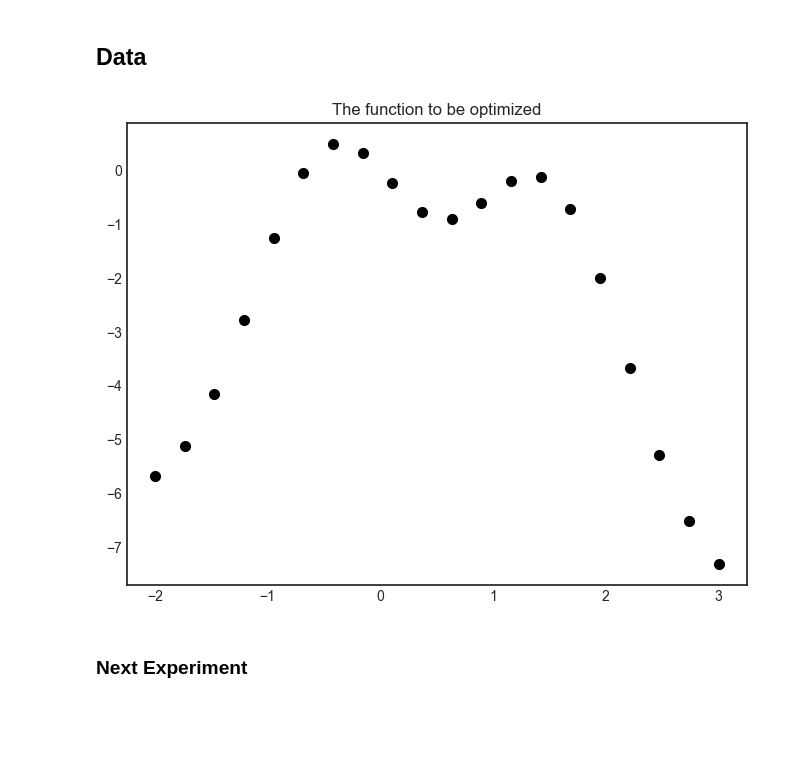
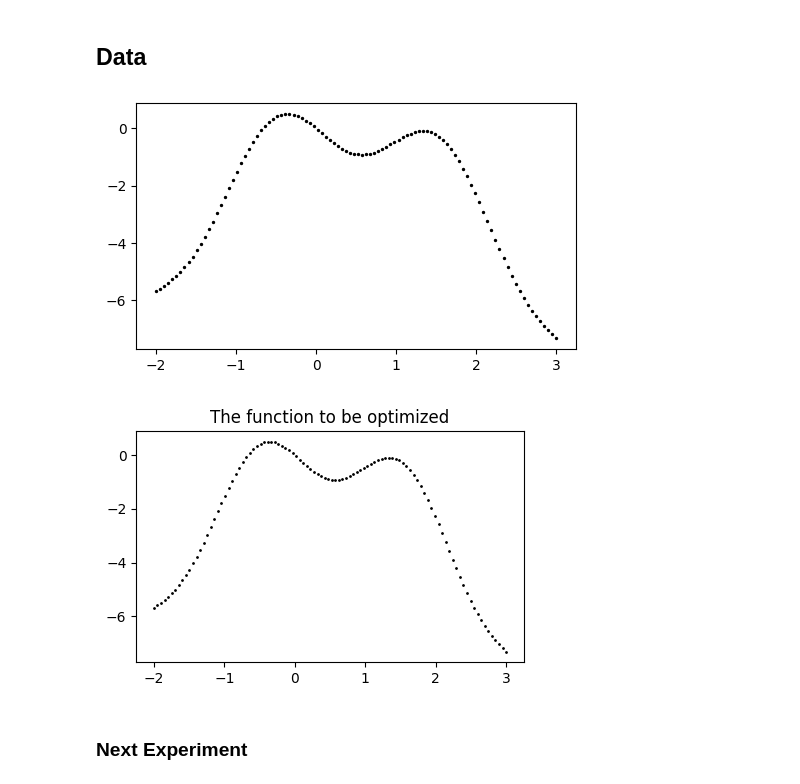
Before and after one commit to mmortazavi/BayesianOptimization_PracticalExamples, a Jupyter notebook: primer_univariant/2D_BayesianOptimization_BoTorch.ipynb, the cells around one changed output. Drawn from its saved outputs; the diff is of its cells as text; code cells hidden in the pictures; blank space fills up the shorter version.

Commit message:
update BoTorch for 2D and 3D - Great Results

```diff
--- a/primer_univariant/2D_BayesianOptimization_BoTorch.ipynb
+++ b/primer_univariant/2D_BayesianOptimization_BoTorch.ipynb
@@ -15,5 +22,16 @@ from gpytorch.mlls.exact_marginal_log_likelihood import ExactMarginalLogLikeliho
 # %% [markdown]
 ### Objective Function
+# %%
+lower_bound = -2
+upper_bound = 3
+num_of_points = 100
+noise = 0
+
+bounds = torch.tensor([[float(lower_bound)], [float(upper_bound)]])
+
+# use a GPU if available
+device = torch.device("cuda" if torch.cuda.is_available() else "cpu")
+dtype = torch.float
 # %%
 def target_function(points, noise):
 
@@ -28,24 +46,42 @@ def generate_initial_data(lower_bound, upper_bound, num_of_points, noise):
     x = np.linspace(lower_bound, upper_bound, num_of_points)
     train_x = x.reshape(num_of_points, -1)
     train_y = target_function(train_x, noise)
-    best_observed_y = train_y.max().item()
+    best_observed_y = 0 #train_y.max().item()
 
     train_x = torch.tensor(train_x)
     train_y = torch.tensor(train_y)
 
     return train_x, train_y, best_observed_y
 
+
 # Dense grid of points within bounds
-train_x, train_y, best_observed_y = generate_initial_data(-2, 3, 20, 0)
+train_X, train_Y, best_observed_y = generate_initial_data(
+    lower_bound, upper_bound, num_of_points, noise)
 # %% [markdown]
 ## Data
+# %%
+fig, ax = plt.subplots(figsize=(5, 3))
+plt.style.context('seaborn-white')
+ax.scatter(train_X, train_Y, c='k', s=2)
+plt.tight_layout()
+# %% [output]
+[figure, added]
 # %%
-with plt.style.context('seaborn-white'):
-    plt.figure(figsize=(8, 6))
-    plt.scatter(train_x, train_y, c='k', linewidth=2)
+def plotFun(train_X, train_Y, next_observed_point, size=(8, 6)):
+
+    fig = plt.figure(figsize=size)
+    plt.style.context('seaborn-white')
+    plt.scatter(train_X, train_Y, c='k', s=1)
+    if next_observed_point:
+        fig.gca().scatter(x=next_observed_point[0],
+                    y=next_observed_point[1], c='r', linewidth=2)
     plt.title('The function to be optimized')
-    plt.show()
+    plt.show();
+
+
+
+plotFun(train_X, train_Y, None, (5, 3))
 # %% [output]
-[figure, old version]
+[figure, new version]
 # %% [markdown]
 ### Next Experiment
```
Also changed, not shown: parts of 11 cells of this notebook, 2 other files.
